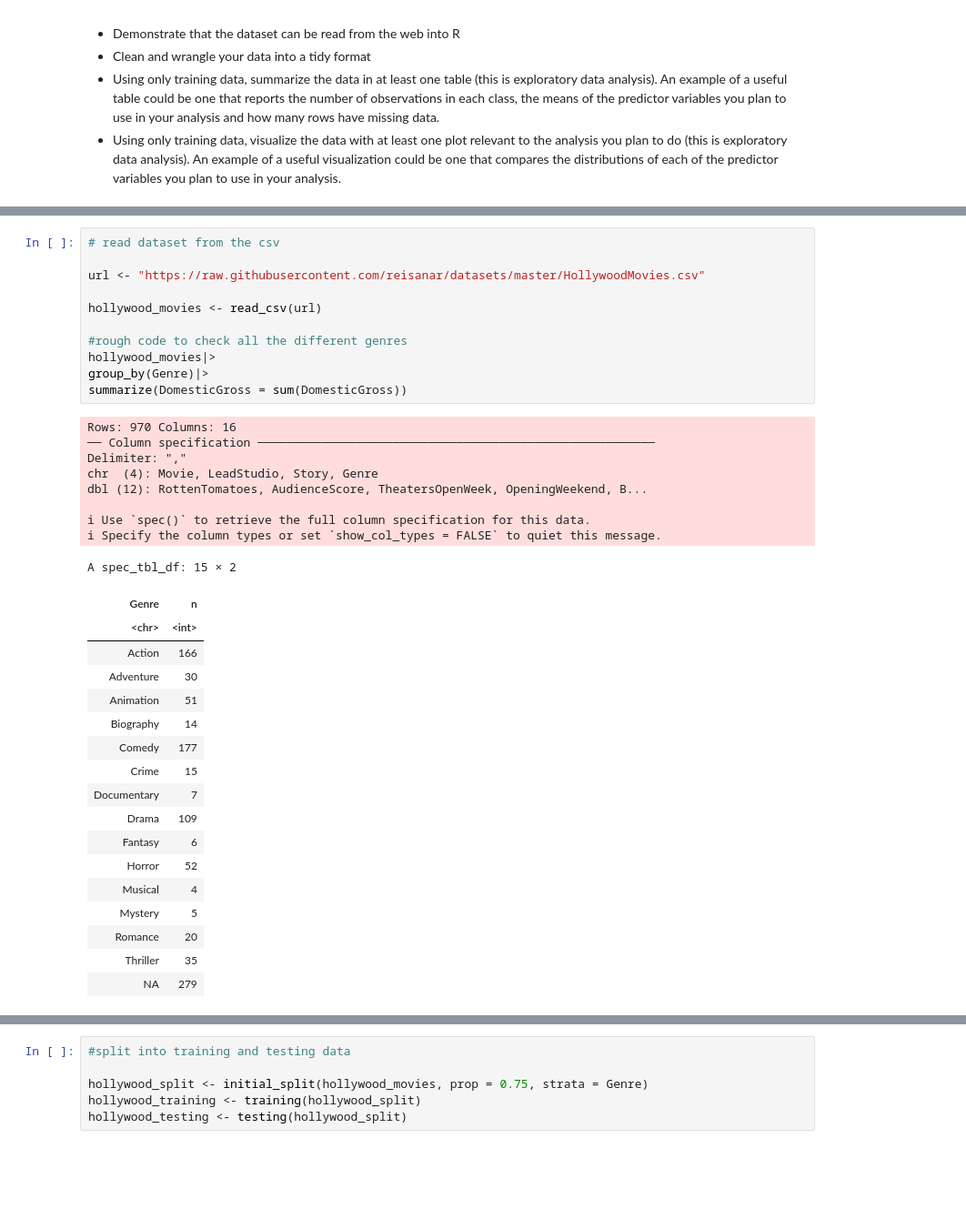
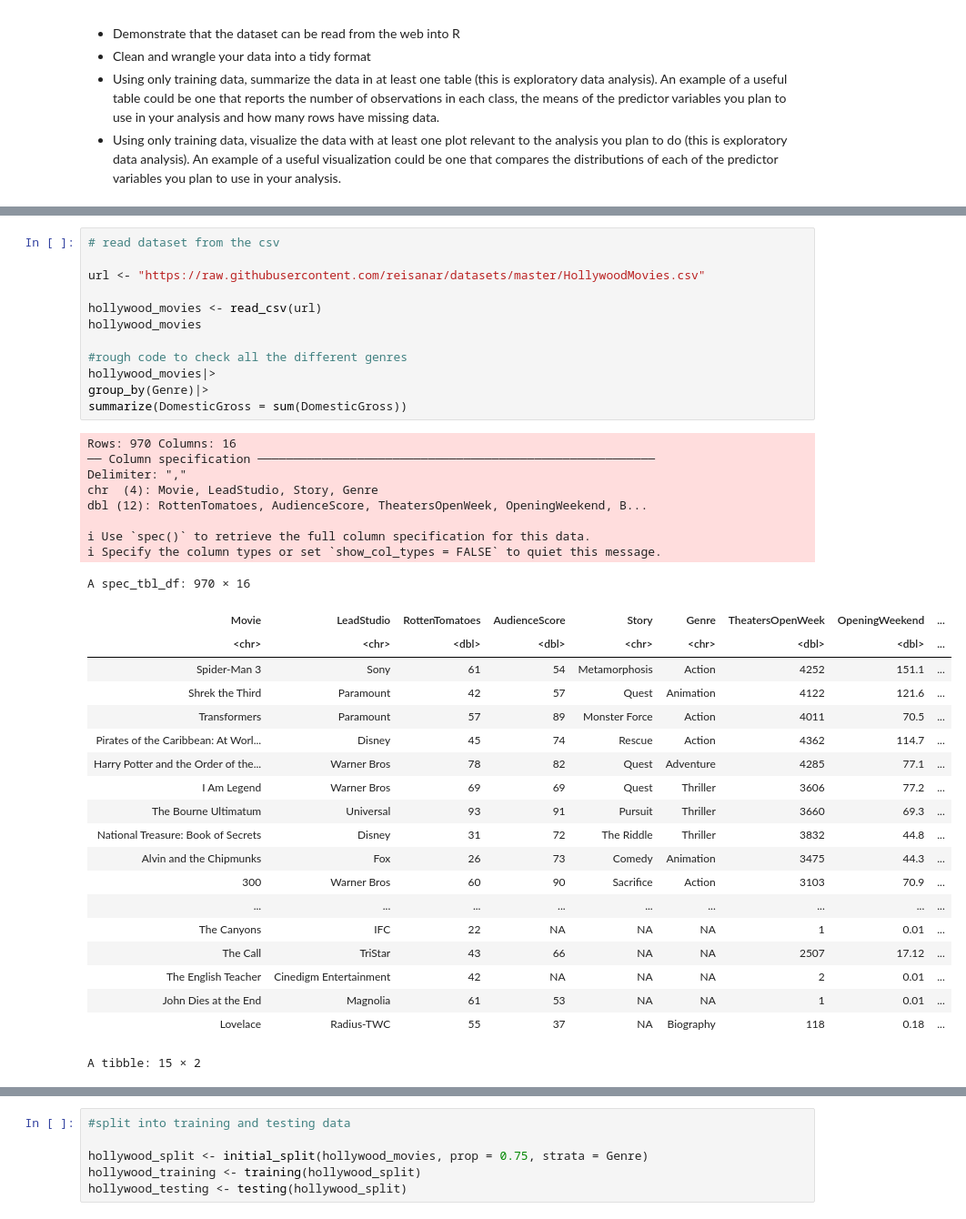
Before and after one commit to MatthewAnder/dsci-100_project_group24, a Jupyter notebook: Project Proposal (Group 24).ipynb, the cells around one changed output, grey strips where cells are left out. Shown at 91% size. Cells and saved outputs as stored; diff of their text form; blank space fills up the shorter version.

```diff
--- a/Project Proposal (Group 24).ipynb
+++ b/Project Proposal (Group 24).ipynb
@@ -33,38 +52,41 @@ library(tidymodels)
 # %%
 # read dataset from the csv
 
 url <- "https://raw.githubusercontent.com/reisanar/datasets/master/HollywoodMovies.csv"
 
 hollywood_movies <- read_csv(url)
+hollywood_movies
 
 #rough code to check all the different genres
 hollywood_movies|>
 group_by(Genre)|>
 summarize(DomesticGross = sum(DomesticGross))
 # %% [output]
 Rows: 970 Columns: 16
 ── Column specification ────────────────────────────────────────────────────────
 Delimiter: ","
 chr  (4): Movie, LeadStudio, Story, Genre
 dbl (12): RottenTomatoes, AudienceScore, TheatersOpenWeek, OpeningWeekend, B...
 
 ℹ Use `spec()` to retrieve the full column specification for this data.
 ℹ Specify the column types or set `show_col_types = FALSE` to quiet this message.
-A spec_tbl_df: 15 × 2
+A spec_tbl_df: 970 × 16
-| Genre | n |
-| <chr> | <int> |
-| Action | 166 |
-| Adventure | 30 |
-| Animation | 51 |
-| Biography | 14 |
-| Comedy | 177 |
-| Crime | 15 |
-| Documentary | 7 |
-| Drama | 109 |
-| Fantasy | 6 |
-| Horror | 52 |
-| Musical | 4 |
-| Mystery | 5 |
-| Romance | 20 |
-| Thriller | 35 |
-| NA | 279 |
+| Movie | LeadStudio | RottenTomatoes | AudienceScore | Story | Genre | TheatersOpenWeek | OpeningWeekend | ... |
+| <chr> | <chr> | <dbl> | <dbl> | <chr> | <chr> | <dbl> | <dbl> | ... |
+| Spider-Man 3 | Sony | 61 | 54 | Metamorphosis | Action | 4252 | 151.1 | ... |
+| Shrek the Third | Paramount | 42 | 57 | Quest | Animation | 4122 | 121.6 | ... |
+| Transformers | Paramount | 57 | 89 | Monster Force | Action | 4011 | 70.5 | ... |
+| Pirates of the Caribbean: At Worl... | Disney | 45 | 74 | Rescue | Action | 4362 | 114.7 | ... |
+| Harry Potter and the Order of the... | Warner Bros | 78 | 82 | Quest | Adventure | 4285 | 77.1 | ... |
+| I Am Legend | Warner Bros | 69 | 69 | Quest | Thriller | 3606 | 77.2 | ... |
+| The Bourne Ultimatum | Universal | 93 | 91 | Pursuit | Thriller | 3660 | 69.3 | ... |
+| National Treasure: Book of Secrets | Disney | 31 | 72 | The Riddle | Thriller | 3832 | 44.8 | ... |
+| Alvin and the Chipmunks | Fox | 26 | 73 | Comedy | Animation | 3475 | 44.3 | ... |
+| 300 | Warner Bros | 60 | 90 | Sacrifice | Action | 3103 | 70.9 | ... |
+| ... | ... | ... | ... | ... | ... | ... | ... | ... |
+| The Canyons | IFC | 22 | NA | NA | NA | 1 | 0.01 | ... |
+| The Call | TriStar | 43 | 66 | NA | NA | 2507 | 17.12 | ... |
+| The English Teacher | Cinedigm Entertainment | 42 | NA | NA | NA | 2 | 0.01 | ... |
+| John Dies at the End | Magnolia | 61 | 53 | NA | NA | 1 | 0.01 | ... |
+| Lovelace | Radius-TWC | 55 | 37 | NA | Biography | 118 | 0.18 | ... |
+A tibble: 15 × 2
```
Also changed, not shown: parts of 4 cells of this notebook.
